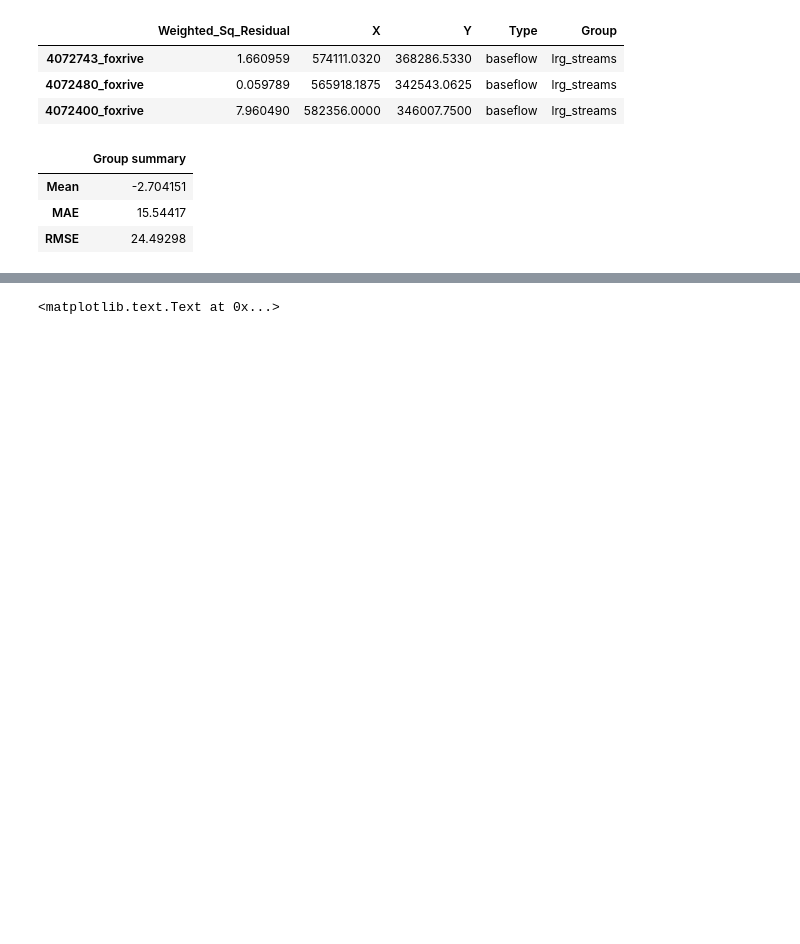
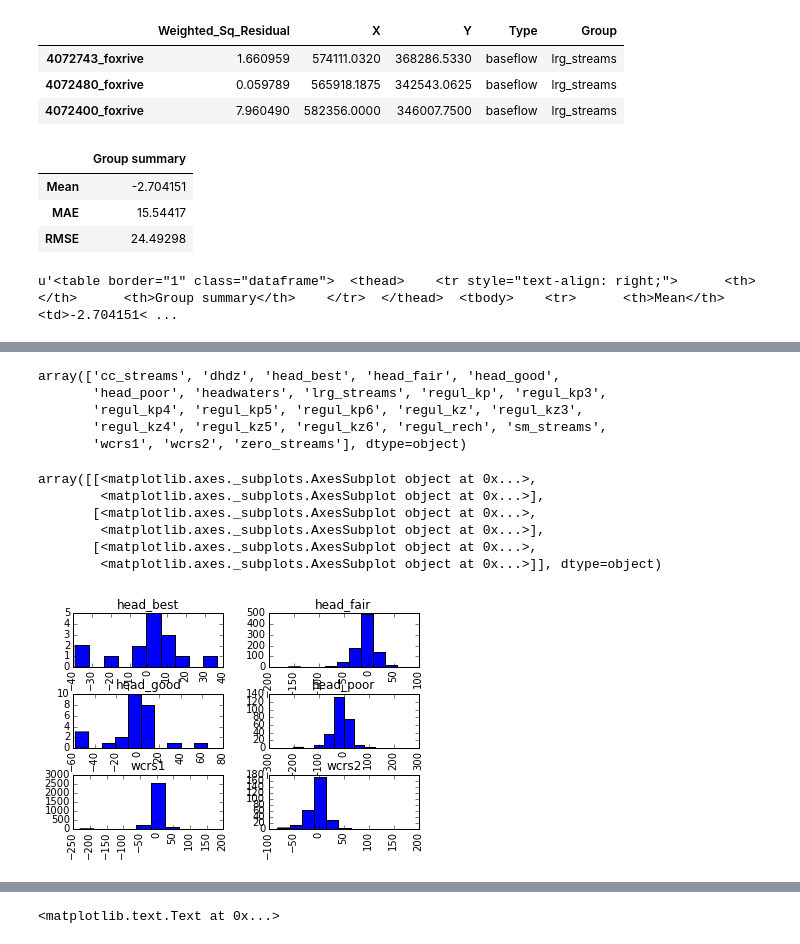
Before and after one commit to PESTools/pestools, a Jupyter notebook: examples/Res.ipynb, the cells around one changed output, grey strips where cells are left out. Cells and saved outputs as stored; diff of their text form; code cells hidden in the pictures; blank space fills up the shorter version.

```diff
--- a/examples/Res.ipynb
+++ b/examples/Res.ipynb
@@ -88,4 +88,9 @@ res.describe_groups('head_good').ix[['Mean', 'MAE', 'RMSE']]
 | Mean | -2.704151 |
 | MAE | 15.54417 |
 | RMSE | 24.49298 |
+# %%
+stuff = res.describe_groups('head_good').ix[['Mean', 'MAE', 'RMSE']].to_html()
+stuff.replace('\n','')
+# %% [output]
+u'<table border="1" class="dataframe">  <thead>    <tr style="text-align: right;">      <th></th>      <th>Group summary</th>    </tr>  </thead>  <tbody>    <tr>      <th>Mean</th>      <td>-2.704151< ...
 # %%
@@ -104,3 +109,22 @@ res.description
 | wcrs1 | 2995 | 423.267 | 193.2158 | -230.0512 | -0.5078302 | 21.64913 | 468.6847 | -7.247637 | 0.3458325 | 6.50047 | ... |
 | wcrs2 | 294 | 242.5144 | 160.8642 | -81.65024 | -1.945875 | 21.99508 | 483.7837 | -10.33701 | -0.7851672 | 7.90498 | ... |
 | zero_streams | 5 | 4138050 | 2524500 | -1613550 | 100950 | 1667071 | 2.779127e+12 | -1320150 | 333750 | 580200 | ... |
+# %%
+np.unique(res.df.Group)
+# %% [output]
+array(['cc_streams', 'dhdz', 'head_best', 'head_fair', 'head_good',
+       'head_poor', 'headwaters', 'lrg_streams', 'regul_kp', 'regul_kp3',
+       'regul_kp4', 'regul_kp5', 'regul_kp6', 'regul_kz', 'regul_kz3',
+       'regul_kz4', 'regul_kz5', 'regul_kz6', 'regul_rech', 'sm_streams',
+       'wcrs1', 'wcrs2', 'zero_streams'], dtype=object)
+# %%
+hist_df = res.df.ix[res.df.Group.isin(['head_best', 'head_good', 'head_fair', 'wcrs1', 'head_poor','wcrs2']), ['Group','Residual']]
+hist_df.hist(by='Group')
+# %% [output]
+array([[<matplotlib.axes._subplots.AxesSubplot object at 0x...>,
+        <matplotlib.axes._subplots.AxesSubplot object at 0x...>],
+       [<matplotlib.axes._subplots.AxesSubplot object at 0x...>,
+        <matplotlib.axes._subplots.AxesSubplot object at 0x...>],
+       [<matplotlib.axes._subplots.AxesSubplot object at 0x...>,
+        <matplotlib.axes._subplots.AxesSubplot object at 0x...>]], dtype=object)
+[figure, added]
```
Also changed, not shown: parts of 4 cells of this notebook, 3 other files.
